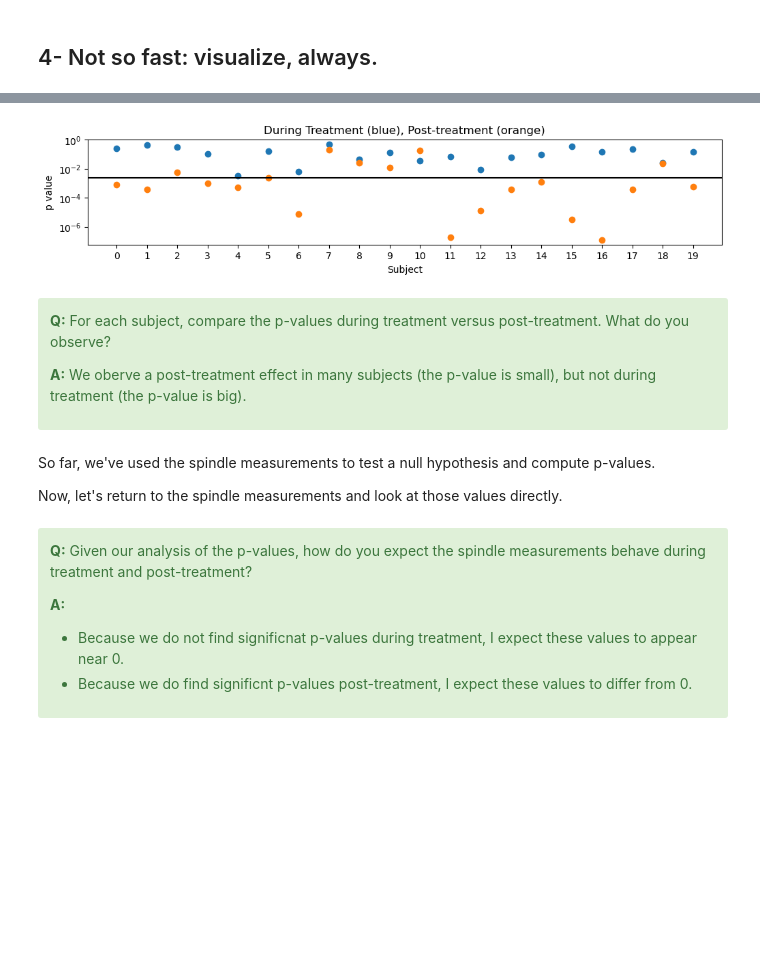
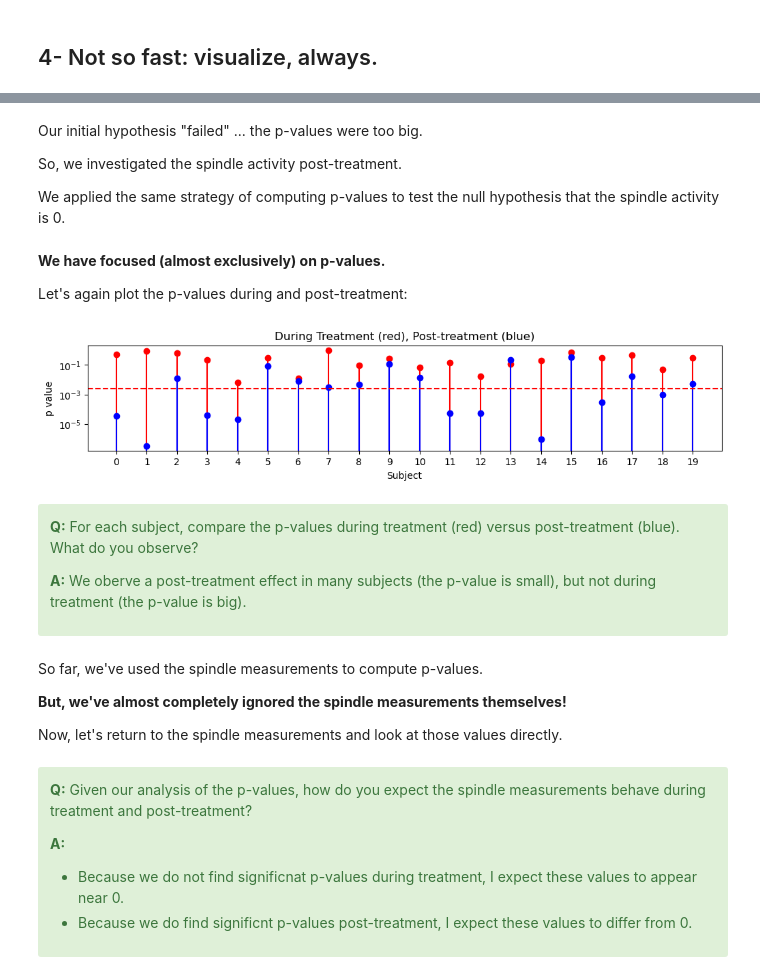
Before and after one commit to Mark-Kramer/METER-Units, a Jupyter notebook: METER_P_Values.ipynb, the cells around one changed output, grey strips where cells are left out. Cells and saved outputs as stored; diff of their text form; code cells hidden in the pictures; blank space fills up the shorter version.

Commit message:
Update P-Values

```diff
--- a/METER_P_Values.ipynb
+++ b/METER_P_Values.ipynb
@@ -96,7 +91,7 @@ Correct ansewr: Mean spindle rate post-treatment = 0.
 # %% [markdown]
 Now, let's load the data and compute the p-values.
 # %%
-during_treatment, post_treatment = load_data()
+baseline, during_treatment, post_treatment = load_data()
 # %% [markdown]
 Let's start by investigating the structure of the data.
 # %%
@@ -116,9 +158,6 @@ Let's now compute the p-values during treatment:
 # %%
-result = stats.ttest_1samp(during_treatment,popmean=0,alternative='greater')
+result = stats.ttest_1samp(during_treatment,popmean=0)
 p_value_during = result.pvalue
-
-result = stats.ttest_1samp(post_treatment,  popmean=0,alternative='greater')
-p_value_post   = result.pvalue
 # %% [markdown]
 Let's investigate the shape of these results:
 # %%
@@ -316,26 +467,36 @@ So far we've focused on the p-values. Let's plot those again:
+# %% [markdown]
+Our initial hypothesis "failed" ... the p-values were too big.
+
+So, we investigated the spindle activity post-treatment.
+
+We applied the same strategy of computing p-values to test the null hypothesis that the spindle activity is 0.
+# %% [markdown]
+**We have focused (almost exclusively) on p-values.**
+
+Let's again plot the p-values during and post-treatment:
 # %%
-# Plot the spiking from an example neuron.
 plt.figure(figsize=(12, 2))
-l1 = plt.semilogy(p_value_during, 'o')
-#plt.xlabel('Subject'); plt.ylabel('p value'); plt.title('During Treatment')
-#plt.figure(figsize=(12, 2))
-l2 = plt.semilogy(p_value_post, 'o')
-plt.axhline(y=0.05/20, color='k')
+l1 = plt.stem(p_value_during, 'or')
+l2 = plt.stem(p_value_post, 'ob')
+plt.yscale('log')
+plt.axhline(y=0.05/20, color='r', linestyle='--')
 plt.xticks(np.arange(0,20));
 plt.xlabel('Subject'); plt.ylabel('p value');
-plt.title('During Treatment (blue), Post-treatment (orange)');
+plt.title('During Treatment (red), Post-treatment (blue)');
 # %% [output]
-[figure, old version]
+[figure, new version]
 # %% [markdown]
 <div class="alert alert-block alert-success">
 
-**Q:** For each subject, compare the p-values during treatment versus post-treatment. What do you observe?
+**Q:** For each subject, compare the p-values during treatment (red) versus post-treatment (blue). What do you observe?
 
 **A:** We oberve a post-treatment effect in many subjects (the p-value is small), but not during treatment (the p-value is big).
 
 </div>
 # %% [markdown]
-So far, we've used the spindle measurements to test a null hypothesis and compute p-values.
+So far, we've used the spindle measurements to compute p-values.
+
+**But, we've almost completely ignored the spindle measurements themselves!**
 
 Now, let's return to the spindle measurements and look at those values directly.
 # %% [markdown]
```
Also changed, not shown: parts of 68 cells of this notebook, 3 other files.
